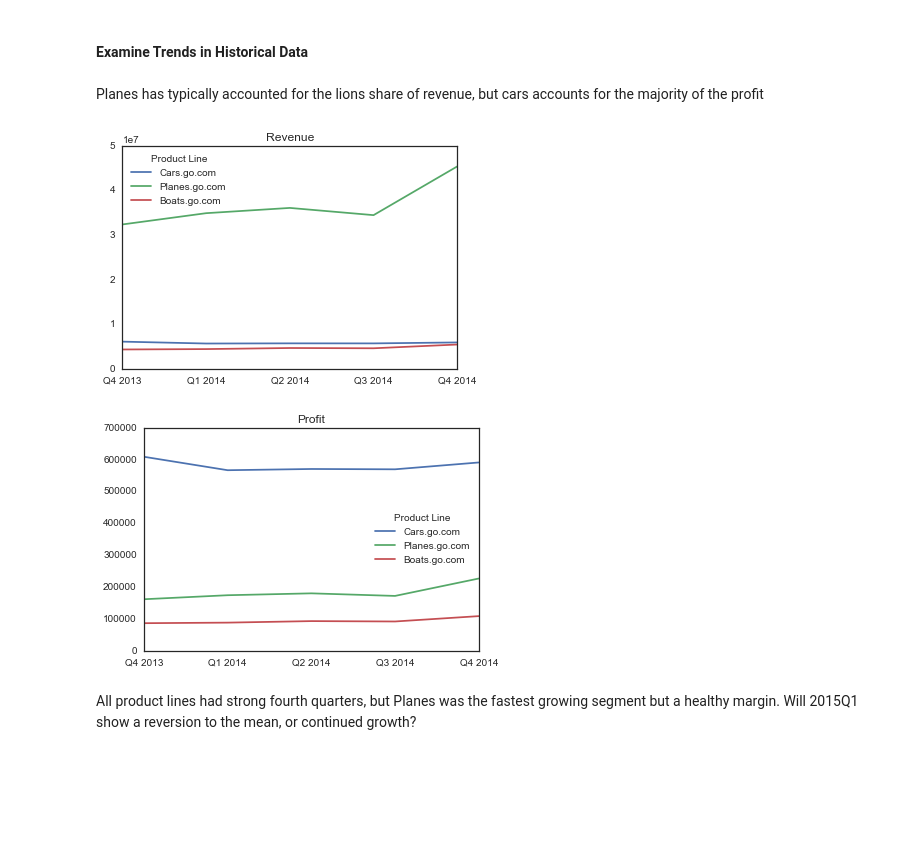
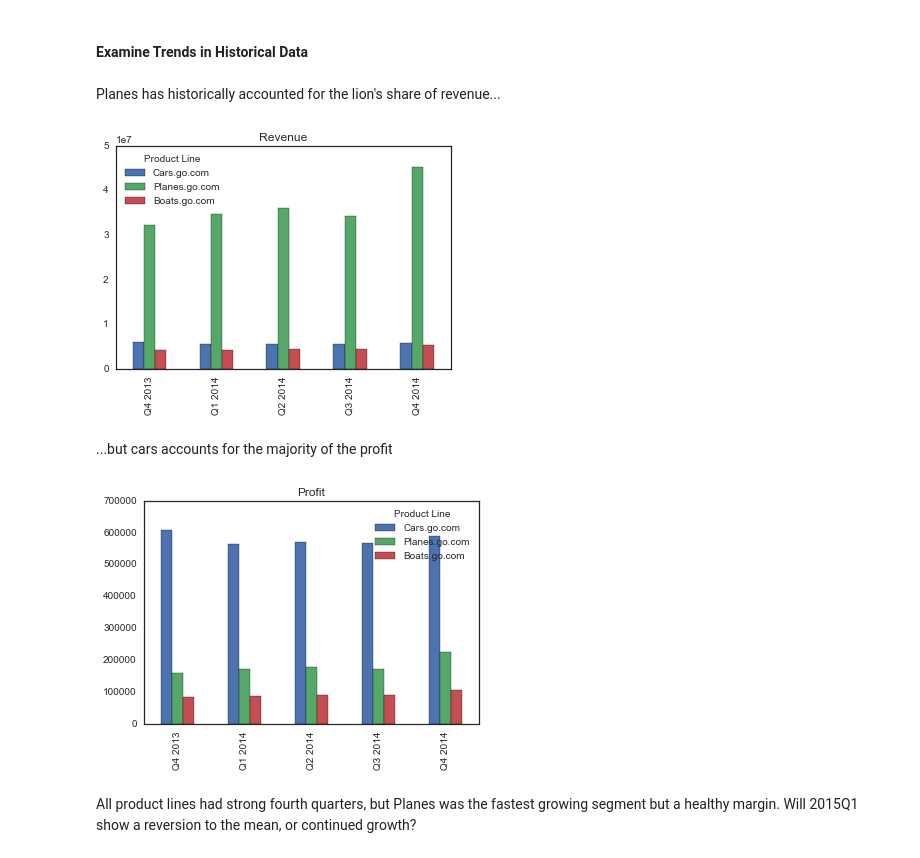
Before and after one commit to MattKravetz/Go, a Jupyter notebook: Go Analysis.ipynb, the cells around one changed output. Drawn from its saved outputs; the diff is of its cells as text; code cells hidden in the pictures; blank space fills up the shorter version.

```diff
--- a/Go Analysis.ipynb
+++ b/Go Analysis.ipynb
@@ -14,11 +14,12 @@ Read in the data using 3 DataFrames:
 q1 = pd.read_excel("go_data.xlsx", skiprows=3, header=1).drop("Unnamed: 0", axis=1)
 # %%
 def fmt(df):
+    """ Helper function to clean up historical revenue and profit DataFrames"""
     return df.drop("Unnamed: 0", axis=1).rename(columns={"Unnamed: 1": "Product Line"}).set_index("Product Line").T
 
 historical_raw = pd.read_excel("go_data.xlsx", sheetname="Historical Data", skiprows=4, header=1)
-historical_revenue = fmt(historical_raw.iloc[1:4])
-historical_profit = fmt(historical_raw.iloc[-4:-1])
+historical_revenue = historical_raw.iloc[1:4].pipe(fmt)
+historical_profit = historical_raw.iloc[-4:-1].pipe(fmt)
 # %% [markdown]
 #### Examine DataFrames
 # %%
@@ -53,14 +58,15 @@ historical_profit.applymap("${:,.2f}".format)
+# %% [markdown]
+Planes has historically accounted for the lion's share of revenue...
+# %%
+historical_revenue.plot(title="Revenue", kind='bar');
+# %% [output]
+[figure, added]
 # %% [markdown]
-Planes has typically accounted for the lions share of revenue, but cars accounts for the majority of the profit
+...but cars accounts for the majority of the profit
-# %%
-import seaborn as sns
-sns.set_style("white")
-%matplotlib inline
-
-historical_revenue.plot(title="Revenue"), historical_profit.plot(title="Profit");
-# %% [output]
-[figure, removed]
-[figure, removed]
+# %%
+historical_profit.plot(title="Profit", kind='bar');
+# %% [output]
+[figure, added]
 # %% [markdown]
 All product lines had strong fourth quarters, but Planes was the fastest growing segment but a healthy margin.  Will 2015Q1 show a reversion to the mean, or continued growth?
 # %%
```
Also changed, not shown: parts of 11 cells of this notebook.
